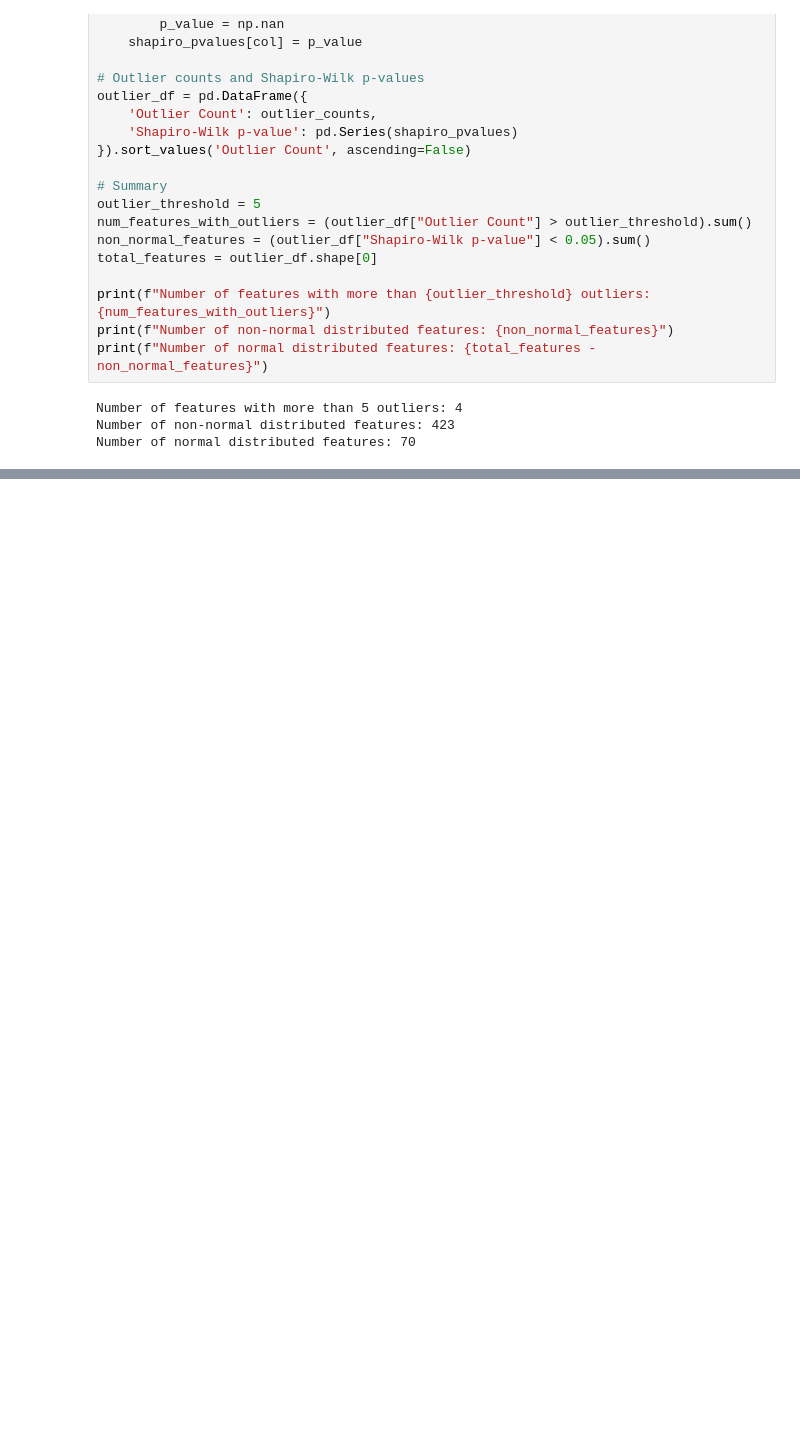
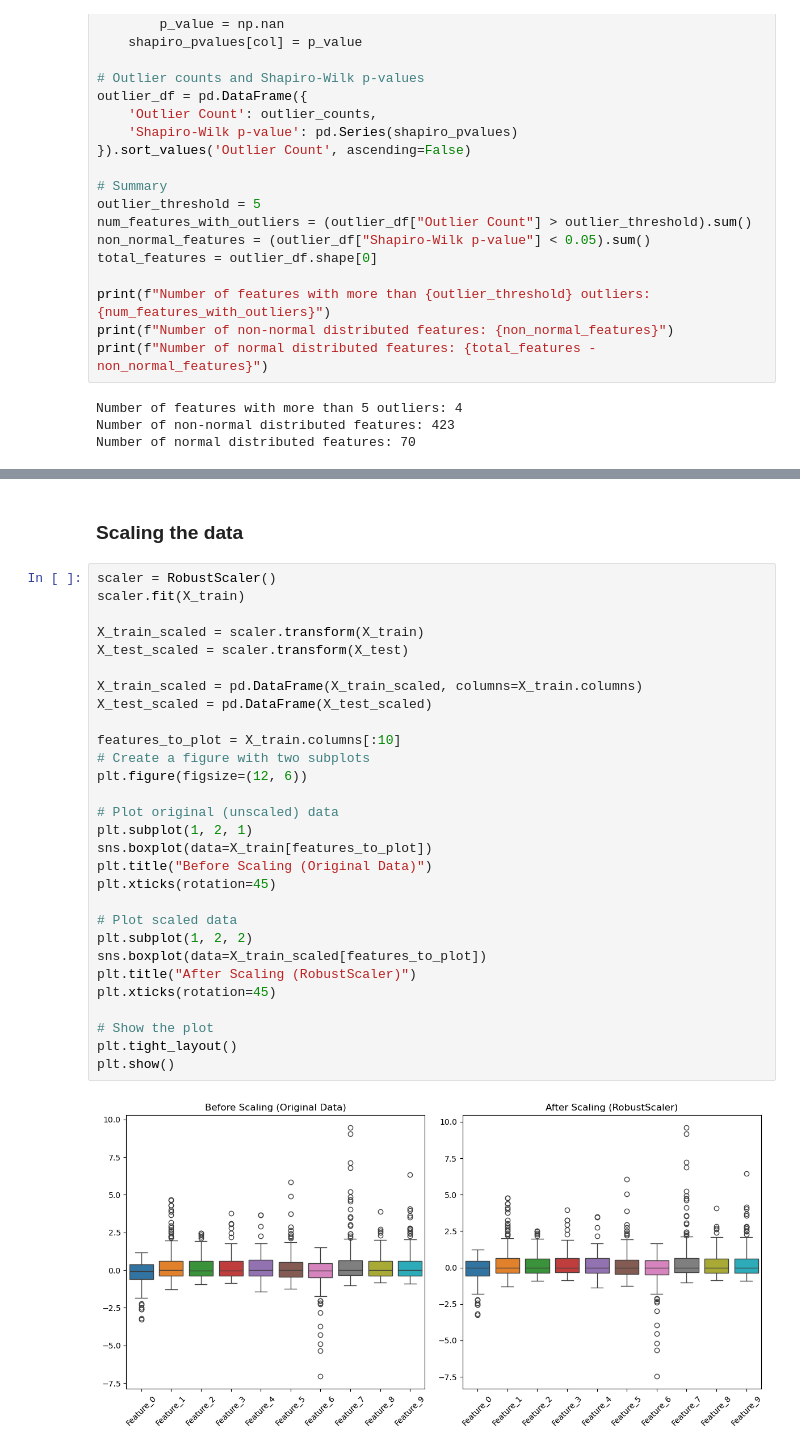
Before and after one commit to TaraVijgeboom/TM10007_Group10_Liver, a Jupyter notebook: assignment.ipynb, the cells around one changed output, grey strips where cells are left out. Drawn from its saved outputs; the diff is of its cells as text; blank space fills up the shorter version.

Commit message:
Trying scaling methods

```diff
--- a/assignment.ipynb
+++ b/assignment.ipynb
@@ -170,0 +247,33 @@ Number of normal distributed features: 70
+# %% [markdown]
+### Scaling the data
+# %%
+scaler = RobustScaler()
+scaler.fit(X_train)
+
+X_train_scaled = scaler.transform(X_train)
+X_test_scaled = scaler.transform(X_test)
+
+X_train_scaled = pd.DataFrame(X_train_scaled, columns=X_train.columns)
+X_test_scaled = pd.DataFrame(X_test_scaled)
+
+features_to_plot = X_train.columns[:10]
+# Create a figure with two subplots
+plt.figure(figsize=(12, 6))
+
+# Plot original (unscaled) data
+plt.subplot(1, 2, 1)
+sns.boxplot(data=X_train[features_to_plot])
+plt.title("Before Scaling (Original Data)")
+plt.xticks(rotation=45)
+
+# Plot scaled data
+plt.subplot(1, 2, 2)
+sns.boxplot(data=X_train_scaled[features_to_plot])
+plt.title("After Scaling (RobustScaler)")
+plt.xticks(rotation=45)
+
+# Show the plot
+plt.tight_layout()
+plt.show()
+# %% [output]
+[figure, added]
```
Also changed, not shown: parts of 7 cells of this notebook.
